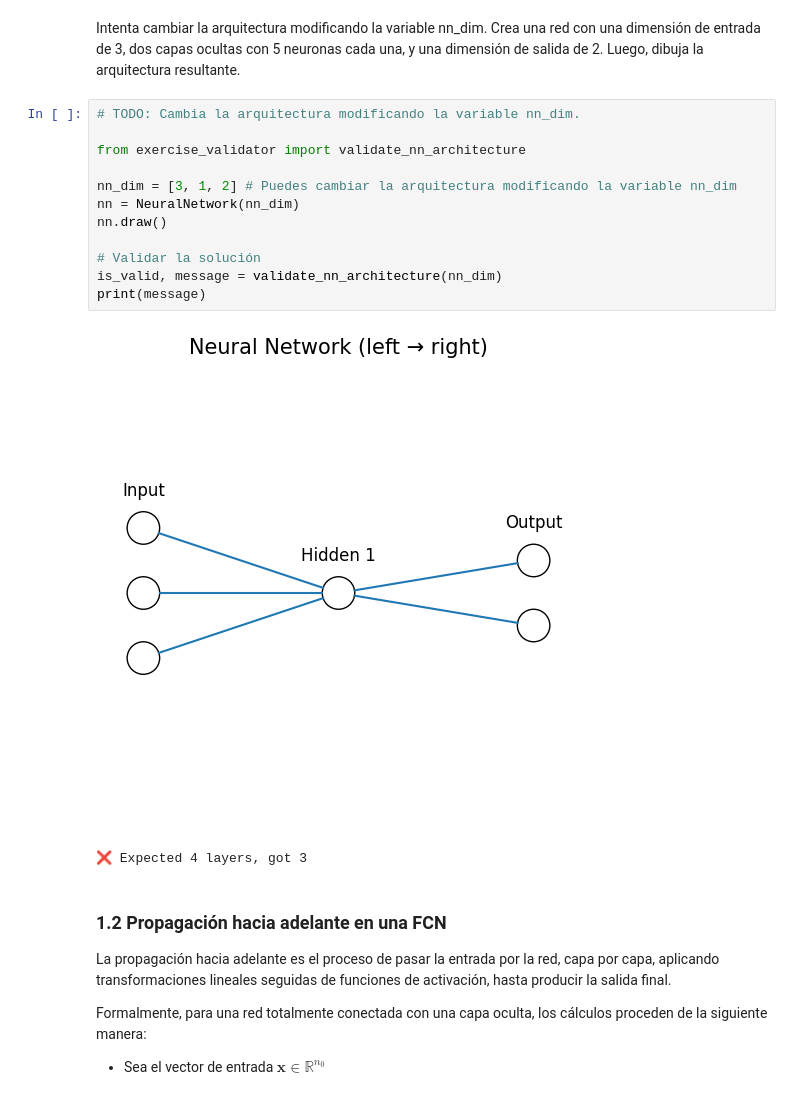
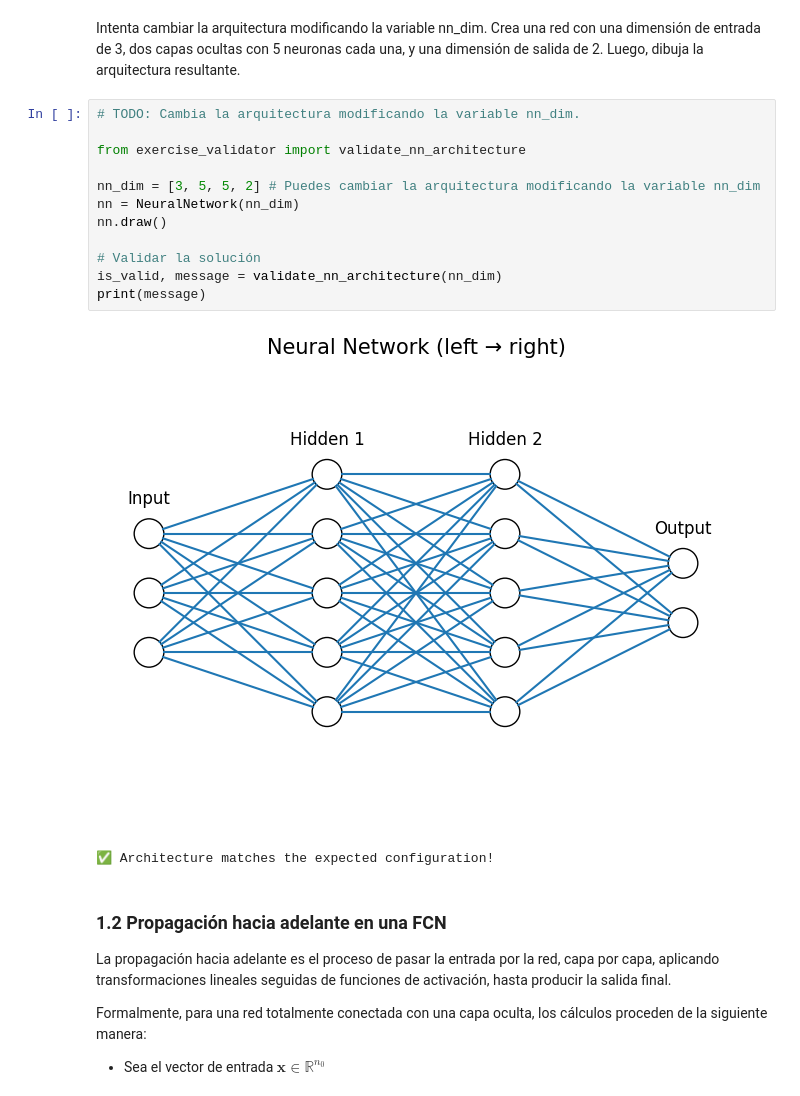
Before and after one commit to 2devilcoder/material_1_redneuronal, a Jupyter notebook: A_propagacion_hacia_adelante.ipynb, the cells around one changed output. Cells and saved outputs as stored; diff of their text form.

```diff
--- a/A_propagacion_hacia_adelante.ipynb
+++ b/A_propagacion_hacia_adelante.ipynb
@@ -56,18 +56,18 @@ Intenta cambiar la arquitectura modificando la variable nn_dim. Crea una red con
 # %%
 # TODO: Cambia la arquitectura modificando la variable nn_dim.
 
 from exercise_validator import validate_nn_architecture
 
-nn_dim = [3, 1, 2] # Puedes cambiar la arquitectura modificando la variable nn_dim
+nn_dim = [3, 5, 5, 2] # Puedes cambiar la arquitectura modificando la variable nn_dim
 nn = NeuralNetwork(nn_dim)
 nn.draw()
 
 # Validar la solución
 is_valid, message = validate_nn_architecture(nn_dim)
 print(message)
 # %% [output]
-[figure, old version]
+[figure, new version]
-❌ Expected 4 layers, got 3
+✅ Architecture matches the expected configuration!
 # %% [markdown]
 ### 1.2 Propagación hacia adelante en una FCN
 
```
